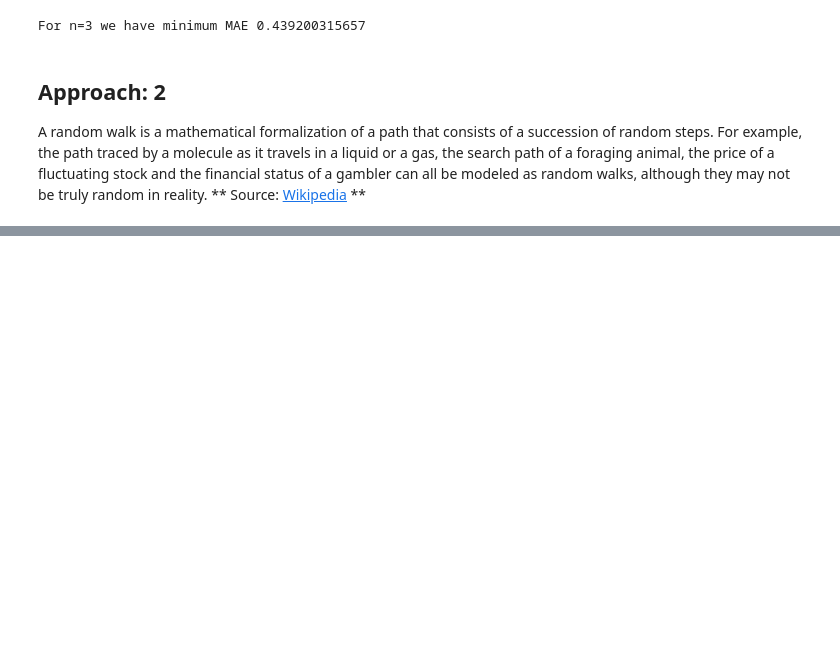
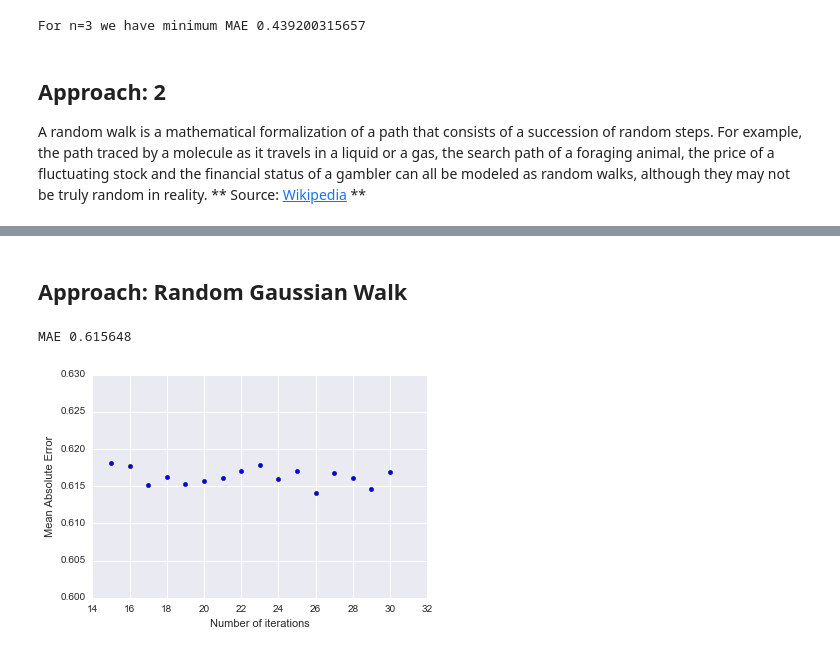
Before and after one commit to numb3r33/Applied-Data-Analysis, a Jupyter notebook: Predict-Stock-Prices/notebooks/Big_Data_Combine_Exploratory_Data_Analysis.ipynb, the cells around one changed output, grey strips where cells are left out. Cells and saved outputs as stored; diff of their text form; code cells hidden in the pictures; blank space fills up the shorter version.

Commit message:
Implement Random Gaussian Walk model with settings for number of iterations and step size

```diff
--- a/Predict-Stock-Prices/notebooks/Big_Data_Combine_Exploratory_Data_Analysis.ipynb
+++ b/Predict-Stock-Prices/notebooks/Big_Data_Combine_Exploratory_Data_Analysis.ipynb
@@ -194,0 +199,48 @@ plt.ylabel('Mean Absolute Error');
+# %% [markdown]
+## Approach: Random Gaussian Walk
+# %%
+def random_gaussian_walk(df, n=20, std=3):
+    start_index = 0
+    num_entries = 55
+    preds = []
+
+    for i in range(1, ((len(df) // 55) + 1)):
+        end_index = i * num_entries
+
+        day_activity  = df.iloc[start_index:end_index, 0:198]
+        start_index = end_index
+
+        pred = np.zeros(day_activity.shape[1])
+
+        current_index = 55 // 2
+
+        for j in range(0, n):
+            quantile = stats.norm.ppf(np.random.rand(),current_index, std)
+            pred = pred + day_activity.iloc[int(quantile)]
+
+        pred = pred / n
+        preds.append(pred)
+
+    return np.array(preds)
+# %%
+predsTrain = random_gaussian_walk(train, 20)
+print 'MAE %f '%(mae(target, predsTrain))
+# %% [output]
+MAE 0.615648
+# %%
+def score_by_iterations(train, target):
+    n_range = np.arange(15, 31)
+    errors = []
+
+    for n in n_range:
+        preds = random_gaussian_walk(train, n)
+        errors.append(mae(target, preds))
+
+    return n_range, np.array(errors)
+# %%
+n_range, errors = score_by_iterations(train, target)
+plt.scatter(n_range, errors)
+plt.xlabel('Number of iterations')
+plt.ylabel('Mean Absolute Error');
+# %% [output]
+[figure, added]
```
Also changed, not shown: parts of 7 cells of this notebook.
